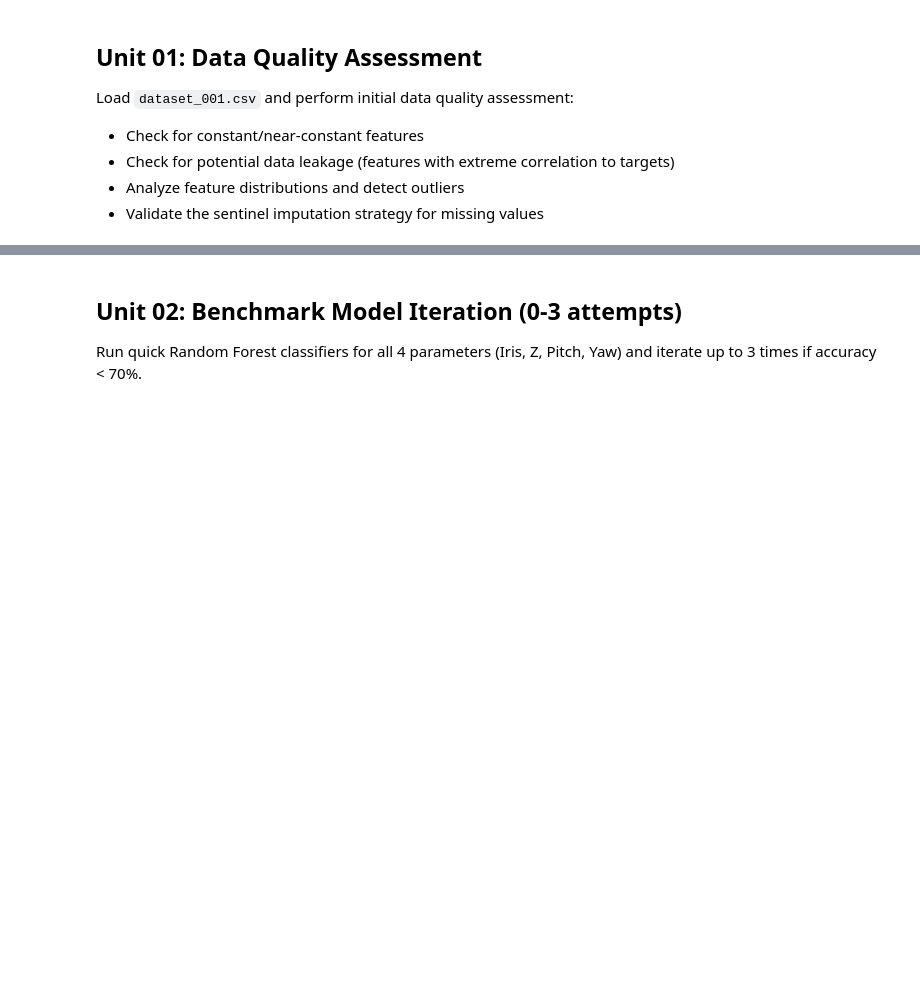
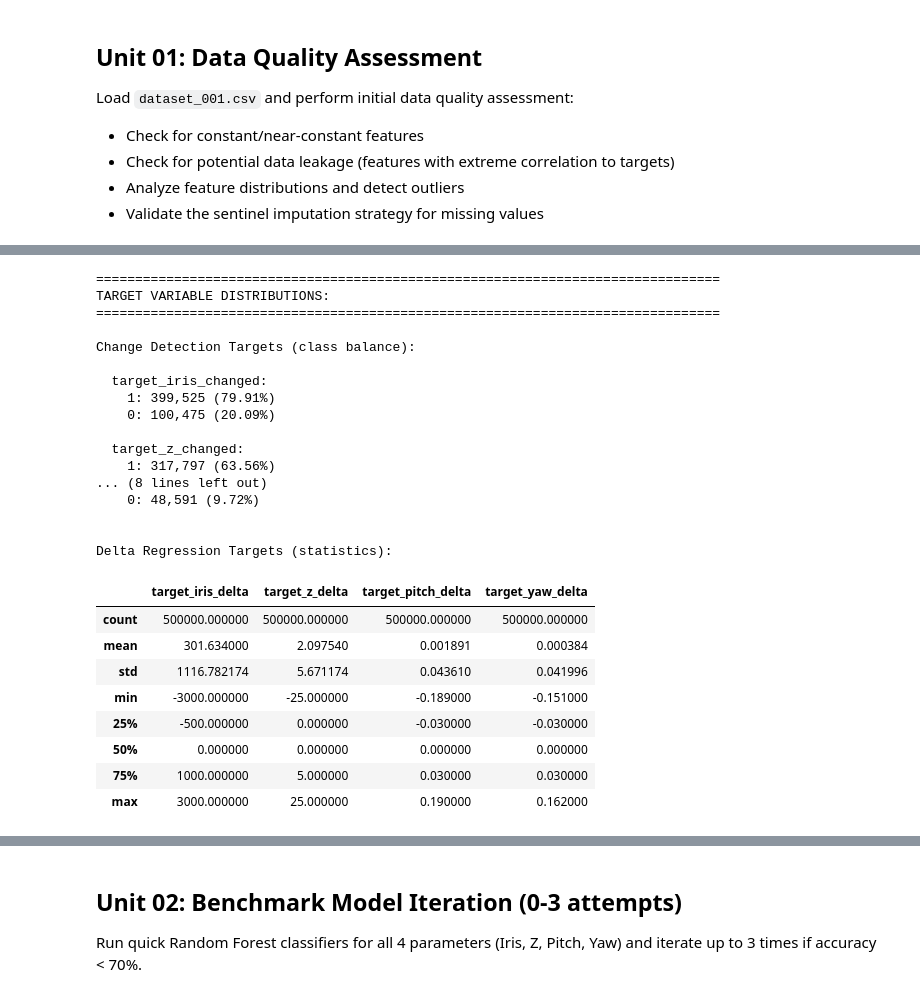
Before and after one commit to Samonto-Karmaker/Exp-Laser-Resonator-Beam-Alignment-Recommandation-System, a Jupyter notebook: notebooks/02_exploratory_data_analysis.ipynb, the cells around one changed output, grey strips where cells are left out. Cells and saved outputs as stored; diff of their text form; code cells hidden in the pictures; blank space fills up the shorter version.

```diff
--- a/notebooks/02_exploratory_data_analysis.ipynb
+++ b/notebooks/02_exploratory_data_analysis.ipynb
@@ -89,0 +328,48 @@ display(df[numeric_cols].describe())
+# %%
+# Analyze target variable distributions
+print(f"\n{'='*80}")
+print("TARGET VARIABLE DISTRIBUTIONS:")
+print(f"{'='*80}")
+
+# Changed/Not Changed targets
+change_targets = [col for col in target_cols if 'changed' in col]
+print("\nChange Detection Targets (class balance):")
+for target in change_targets:
+    value_counts = df[target].value_counts()
+    pct = (value_counts / len(df)) * 100
+    print(f"\n  {target}:")
+    for val, count in value_counts.items():
+        print(f"    {val}: {count:,} ({pct[val]:.2f}%)")
+
+# Delta targets
+delta_targets = [col for col in target_cols if 'delta' in col]
+if delta_targets:
+    print("\n\nDelta Regression Targets (statistics):")
+    display(df[delta_targets].describe())
+# %% [output]
+================================================================================
+TARGET VARIABLE DISTRIBUTIONS:
+================================================================================
+
+Change Detection Targets (class balance):
+
+  target_iris_changed:
+    1: 399,525 (79.91%)
+    0: 100,475 (20.09%)
+
+  target_z_changed:
+    1: 317,797 (63.56%)
+... (8 lines left out)
+    0: 48,591 (9.72%)
+
+
+Delta Regression Targets (statistics):
+|  | target_iris_delta | target_z_delta | target_pitch_delta | target_yaw_delta |
+| count | 500000.000000 | 500000.000000 | 500000.000000 | 500000.000000 |
+| mean | 301.634000 | 2.097540 | 0.001891 | 0.000384 |
+| std | 1116.782174 | 5.671174 | 0.043610 | 0.041996 |
+| min | -3000.000000 | -25.000000 | -0.189000 | -0.151000 |
+| 25% | -500.000000 | 0.000000 | -0.030000 | -0.030000 |
+| 50% | 0.000000 | 0.000000 | 0.000000 | 0.000000 |
+| 75% | 1000.000000 | 5.000000 | 0.030000 | 0.030000 |
+| max | 3000.000000 | 25.000000 | 0.190000 | 0.162000 |
```
Also changed, not shown: parts of 12 cells of this notebook, 2 other files.
